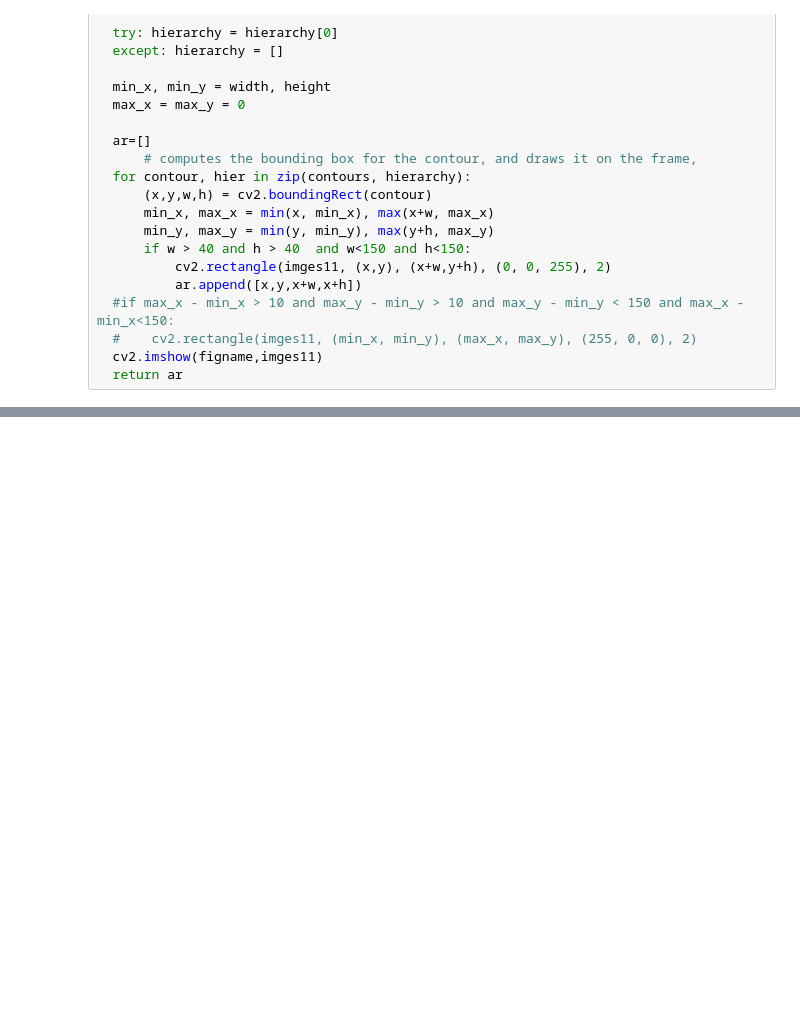
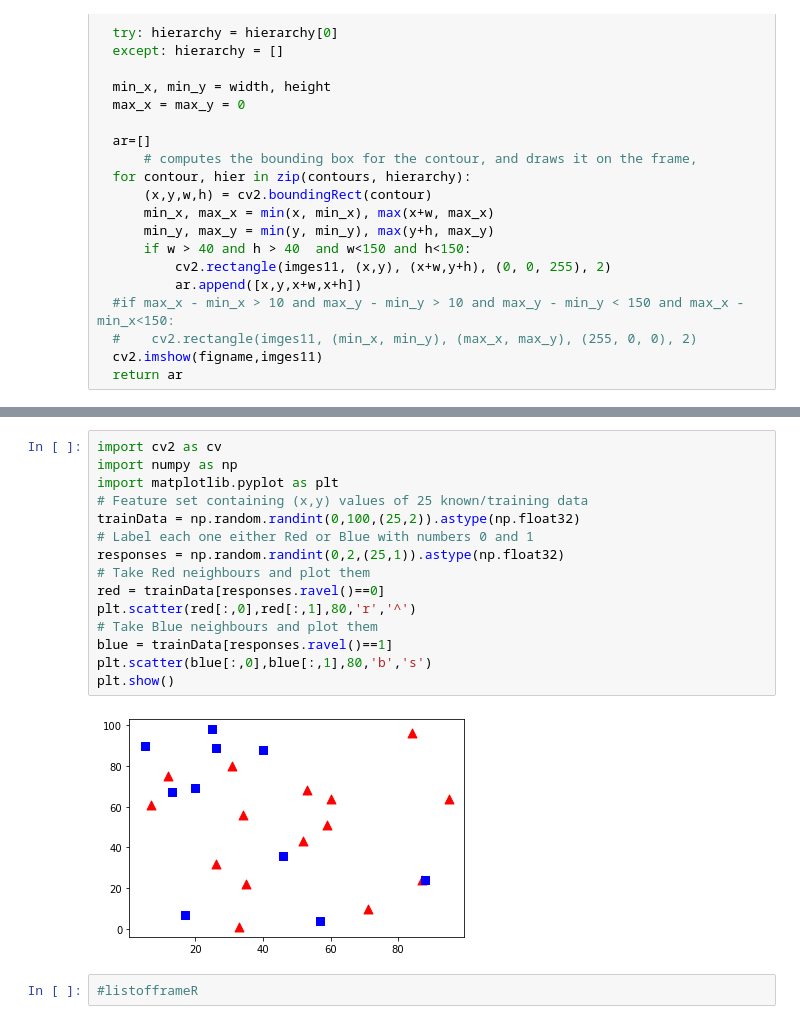
Before and after one commit to a71sa/pyDVS, a Jupyter notebook: DVSR.ipynb, the cells around one changed output, grey strips where cells are left out. Saved outputs shown, nothing was run; the diff lists cells and outputs as text; blank space fills up the shorter version.

```diff
--- a/DVSR.ipynb
+++ b/DVSR.ipynb
@@ -286,0 +324,19 @@ cv2.destroyAllWindows()
+# %%
+import cv2 as cv
+import numpy as np
+import matplotlib.pyplot as plt
+# Feature set containing (x,y) values of 25 known/training data
+trainData = np.random.randint(0,100,(25,2)).astype(np.float32)
+# Label each one either Red or Blue with numbers 0 and 1
+responses = np.random.randint(0,2,(25,1)).astype(np.float32)
+# Take Red neighbours and plot them
+red = trainData[responses.ravel()==0]
+plt.scatter(red[:,0],red[:,1],80,'r','^')
+# Take Blue neighbours and plot them
+blue = trainData[responses.ravel()==1]
+plt.scatter(blue[:,0],blue[:,1],80,'b','s')
+plt.show()
+# %% [output]
+[figure, added]
+# %%
+#listofframeR
```
Also changed, not shown: parts of 16 cells of this notebook, 7 other files.
